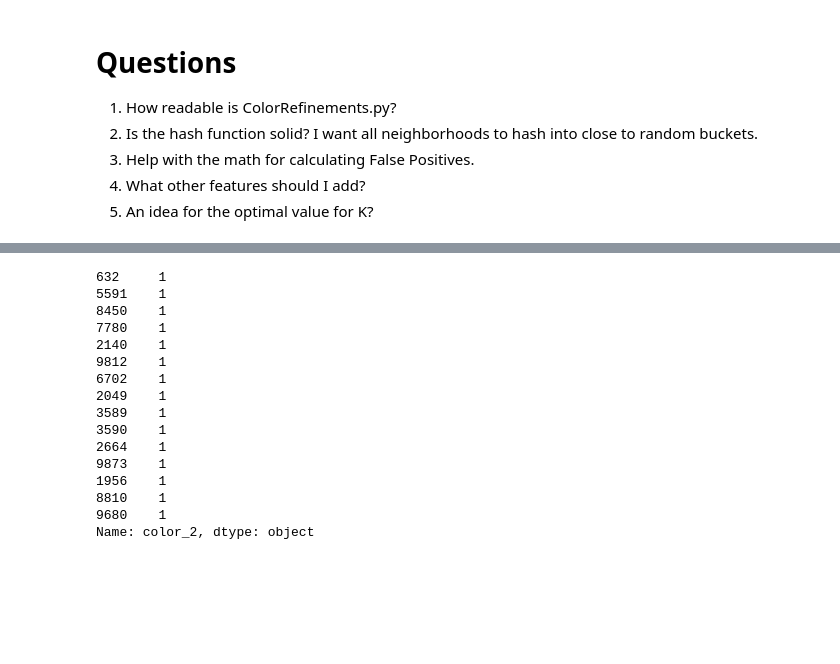
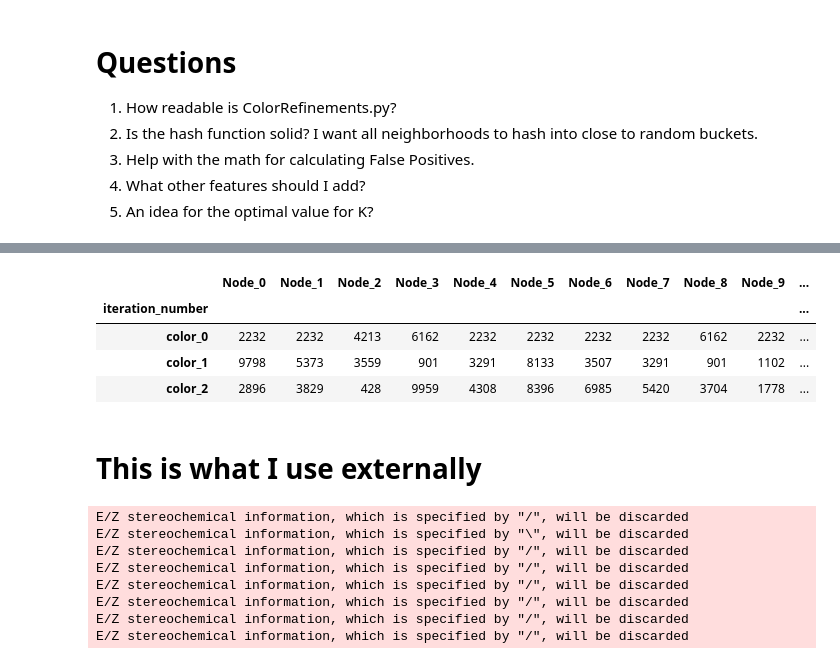
Before and after one commit to parkerburchett/TDC-DeepLearning, a Jupyter notebook: utils/ColorRefinement_tutorial.ipynb, the cells around one changed output, grey strips where cells are left out. Drawn from its saved outputs; the diff is of its cells as text; code cells hidden in the pictures; blank space fills up the shorter version.

```diff
--- a/utils/ColorRefinement_tutorial.ipynb
+++ b/utils/ColorRefinement_tutorial.ipynb
@@ -125,20 +87,27 @@ Name: color_1, dtype: object
 # %%
-cr.embedd_graph_with_color_refinement(mol,3,10000).loc['color_2',:].sort_values(ascending=False).head(15)
+cr._compute_node_colors(mol,3,10000)
 # there are no nodes that have the same 2 hop neighborhood
 # %% [output]
-632     1
-5591    1
-8450    1
-7780    1
-2140    1
-9812    1
-6702    1
-2049    1
-3589    1
-3590    1
-2664    1
-9873    1
-1956    1
-8810    1
-9680    1
-Name: color_2, dtype: object
+|  | Node_0 | Node_1 | Node_2 | Node_3 | Node_4 | Node_5 | Node_6 | Node_7 | Node_8 | Node_9 | ... |
+| iteration_number |  |  |  |  |  |  |  |  |  |  | ... |
+| color_0 | 2232 | 2232 | 4213 | 6162 | 2232 | 2232 | 2232 | 2232 | 6162 | 2232 | ... |
+| color_1 | 9798 | 5373 | 3559 | 901 | 3291 | 8133 | 3507 | 3291 | 901 | 1102 | ... |
+| color_2 | 2896 | 3829 | 428 | 9959 | 4308 | 8396 | 6985 | 5420 | 3704 | 1778 | ... |
+# %% [markdown]
+# This is what I use externally
+# %%
+df = pd.read_csv('/home/parkerburchett/Documents/GitHub/TDC/TDC-DeepLearning/data/cleaned_raw_data.csv')
+sample_smiles = [read_smiles(s) for s in df.loc[:100,'SMILE']]
+
+
+
+feature_dfs = cr.create_hop_feature_dfs(sample_smiles, 5,100)
+# %% [output]
+E/Z stereochemical information, which is specified by "/", will be discarded
+E/Z stereochemical information, which is specified by "\", will be discarded
+E/Z stereochemical information, which is specified by "/", will be discarded
+E/Z stereochemical information, which is specified by "/", will be discarded
+E/Z stereochemical information, which is specified by "/", will be discarded
+E/Z stereochemical information, which is specified by "/", will be discarded
+E/Z stereochemical information, which is specified by "/", will be discarded
+E/Z stereochemical information, which is specified by "/", will be discarded
```
Also changed, not shown: parts of 5 cells of this notebook, 1 other file.
